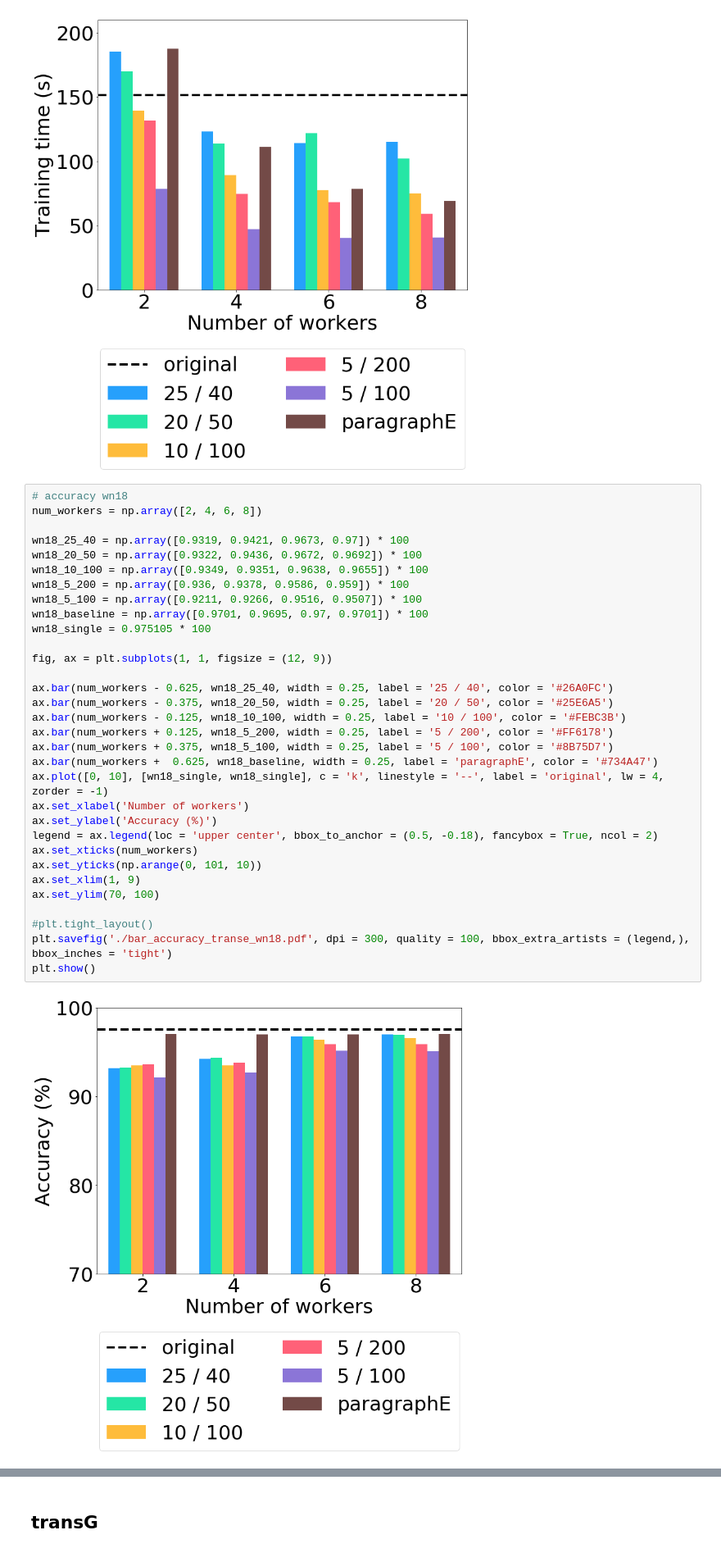
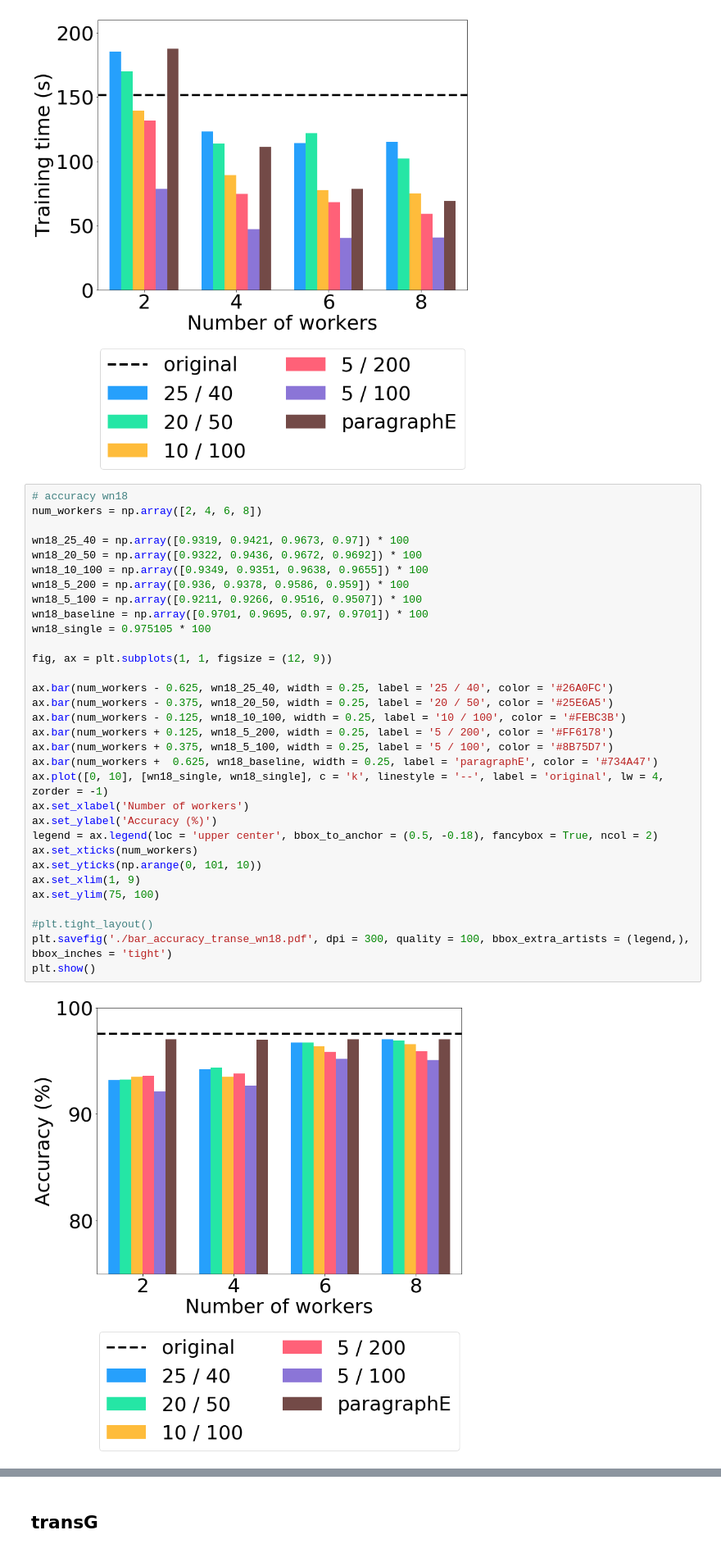
Before and after one commit to ahnjaewoo/Embedding, a Jupyter notebook: figures/figures - wn18.ipynb, the cells around one changed output, grey strips where cells are left out. Shown: that part at 82% size. Saved outputs shown, nothing was run; the diff lists cells and outputs as text.

```diff
--- a/figures/figures - wn18.ipynb
+++ b/figures/figures - wn18.ipynb
@@ -51,35 +51,35 @@ plt.show()
 num_workers = np.array([2, 4, 6, 8])
 
 wn18_25_40 = np.array([0.9319, 0.9421, 0.9673, 0.97]) * 100
 wn18_20_50 = np.array([0.9322, 0.9436, 0.9672, 0.9692]) * 100
 wn18_10_100 = np.array([0.9349, 0.9351, 0.9638, 0.9655]) * 100
 wn18_5_200 = np.array([0.936, 0.9378, 0.9586, 0.959]) * 100
 wn18_5_100 = np.array([0.9211, 0.9266, 0.9516, 0.9507]) * 100
 wn18_baseline = np.array([0.9701, 0.9695, 0.97, 0.9701]) * 100
 wn18_single = 0.975105 * 100
 
 fig, ax = plt.subplots(1, 1, figsize = (12, 9))
 
 ax.bar(num_workers - 0.625, wn18_25_40, width = 0.25, label = '25 / 40', color = '#26A0FC')
 ax.bar(num_workers - 0.375, wn18_20_50, width = 0.25, label = '20 / 50', color = '#25E6A5')
 ax.bar(num_workers - 0.125, wn18_10_100, width = 0.25, label = '10 / 100', color = '#FEBC3B')
 ax.bar(num_workers + 0.125, wn18_5_200, width = 0.25, label = '5 / 200', color = '#FF6178')
 ax.bar(num_workers + 0.375, wn18_5_100, width = 0.25, label = '5 / 100', color = '#8B75D7')
 ax.bar(num_workers +  0.625, wn18_baseline, width = 0.25, label = 'paragraphE', color = '#734A47')
 ax.plot([0, 10], [wn18_single, wn18_single], c = 'k', linestyle = '--', label = 'original', lw = 4, zorder = -1)
 ax.set_xlabel('Number of workers')
 ax.set_ylabel('Accuracy (%)')
 legend = ax.legend(loc = 'upper center', bbox_to_anchor = (0.5, -0.18), fancybox = True, ncol = 2)
 ax.set_xticks(num_workers)
 ax.set_yticks(np.arange(0, 101, 10))
 ax.set_xlim(1, 9)
-ax.set_ylim(70, 100)
+ax.set_ylim(75, 100)
 
 #plt.tight_layout()
 plt.savefig('./bar_accuracy_transe_wn18.pdf', dpi = 300, quality = 100, bbox_extra_artists = (legend,), bbox_inches = 'tight')
 plt.show()
 # %% [output]
-[figure, old version]
+[figure, new version]
 # %%
 # BestHITS wn18
 num_workers = np.array([2, 4, 6, 8])
```
Also changed, not shown: parts of 1 cell of this notebook, 48 other files.
